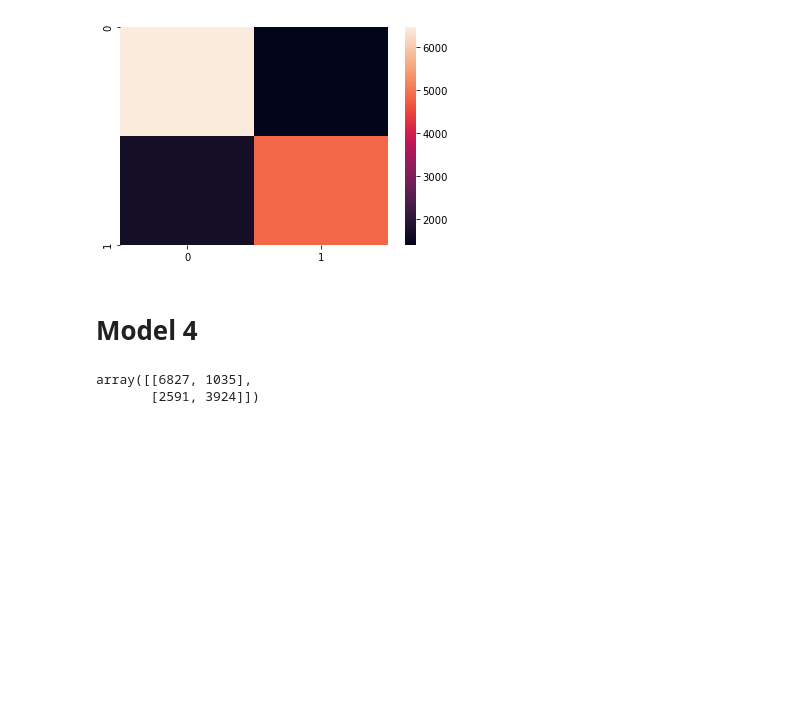
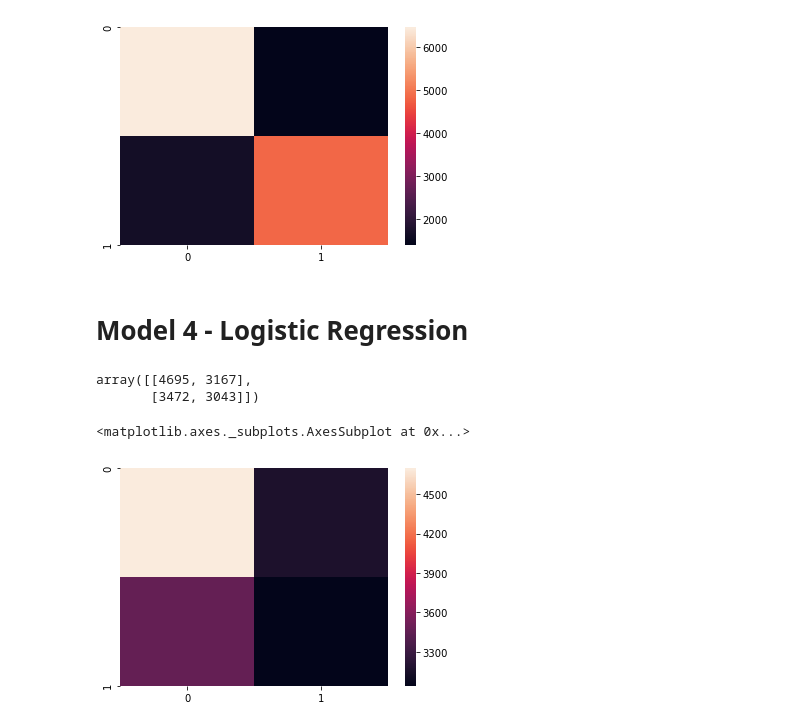
Before and after one commit to hoffm386/tanzania-water-wells, a Jupyter notebook: notebooks/exploratory/Modeling-Notebook.ipynb, the cells around one changed output. Drawn from its saved outputs; the diff is of its cells as text; code cells hidden in the pictures; blank space fills up the shorter version.

Commit message:
finished modeling JN

```diff
--- a/notebooks/exploratory/Modeling_1.0_KW.ipynb
+++ b/notebooks/exploratory/Modeling-Notebook.ipynb
@@ -397,13 +293,18 @@ sns.heatmap(confusion_matrix(y_test, sk_preds))
 <matplotlib.axes._subplots.AxesSubplot at 0x...>
 [figure]
 # %% [markdown]
-# Model 4
+# Model 4 - Logistic Regression
 # %%
-logreg = LogisticRegression(solver='newton-cg', max_iter=20, random_state=42, multi_class = 'multinomial')
+logreg = LogisticRegression(solver='sag', max_iter=20, random_state=42)
 
 logreg.fit(joined_train_processed, y_train)
 
 confusion_matrix(y_test, logreg.predict(joined_test_processed))
 # %% [output]
-array([[6827, 1035],
-       [2591, 3924]])
+array([[4695, 3167],
+       [3472, 3043]])
+# %%
+sns.heatmap(confusion_matrix(y_test, logreg.predict(joined_test_processed)),)
+# %% [output]
+<matplotlib.axes._subplots.AxesSubplot at 0x...>
+[figure, added]
```
Also changed, not shown: parts of 20 cells of this notebook.
